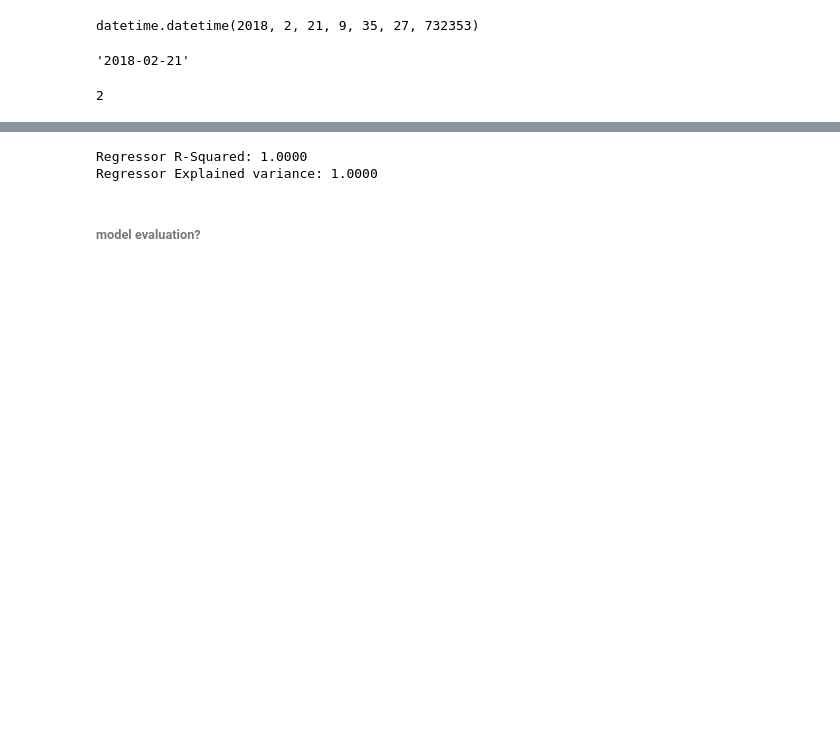
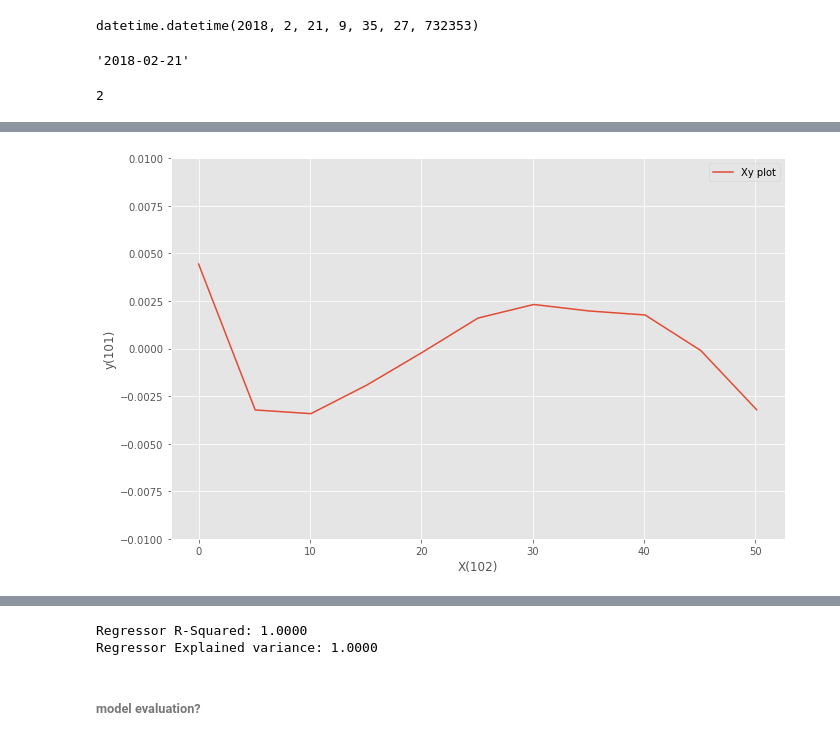
Before and after one commit to notyetend/pg, a Jupyter notebook: _chaos/proto001.ipynb, the cells around one changed output, grey strips where cells are left out. Saved outputs shown, nothing was run; the diff lists cells and outputs as text; code cells hidden in the pictures; blank space fills up the shorter version.

```diff
--- a/_chaos/proto001.ipynb
+++ b/_chaos/proto001.ipynb
@@ -326,0 +400,3 @@ partykey_month
+# %%
+X = df['val_gold_mA'].values.reshape(-1,1)
+y = df['val_silver_mA']
@@ -326,0 +417,5 @@ partykey_month
+# %%
+from sklearn.linear_model import LinearRegression
+model_simple_reg = LinearRegression()
+model_simple_reg.fit(X, y)
+pred_simple_reg = model_simple_reg.predict(X)
@@ -326,0 +442,6 @@ partykey_month
+# %%
+import numpy as np
+
+
+denom = np.max(X)
+print('denom:', denom)
@@ -326,0 +450,3 @@ partykey_month
+# %%
+residual_ratio_simple_reg = (y - pred_simple_reg) / denom
+residual_ratio_simple_reg
@@ -326,0 +466,17 @@ partykey_month
+# %%
+import matplotlib.pyplot as plt
+import matplotlib as mpl
+%matplotlib inline
+
+
+plt.style.use('ggplot')
+plt.rcParams["figure.figsize"] = (11,7)
+plt.ylim(ymax=0.01, ymin=-0.01)
+plt_x = range(len(residual_ratio_simple_reg))
+plt.plot(list(X[:,0]), y - pred_simple_reg, label='Xy plot')
+plt.xlabel('X(102)')
+plt.ylabel('y(101)')
+plt.legend()
+plt.show()
+# %% [output]
+[figure, added]
```
Also changed, not shown: parts of 42 cells of this notebook.
